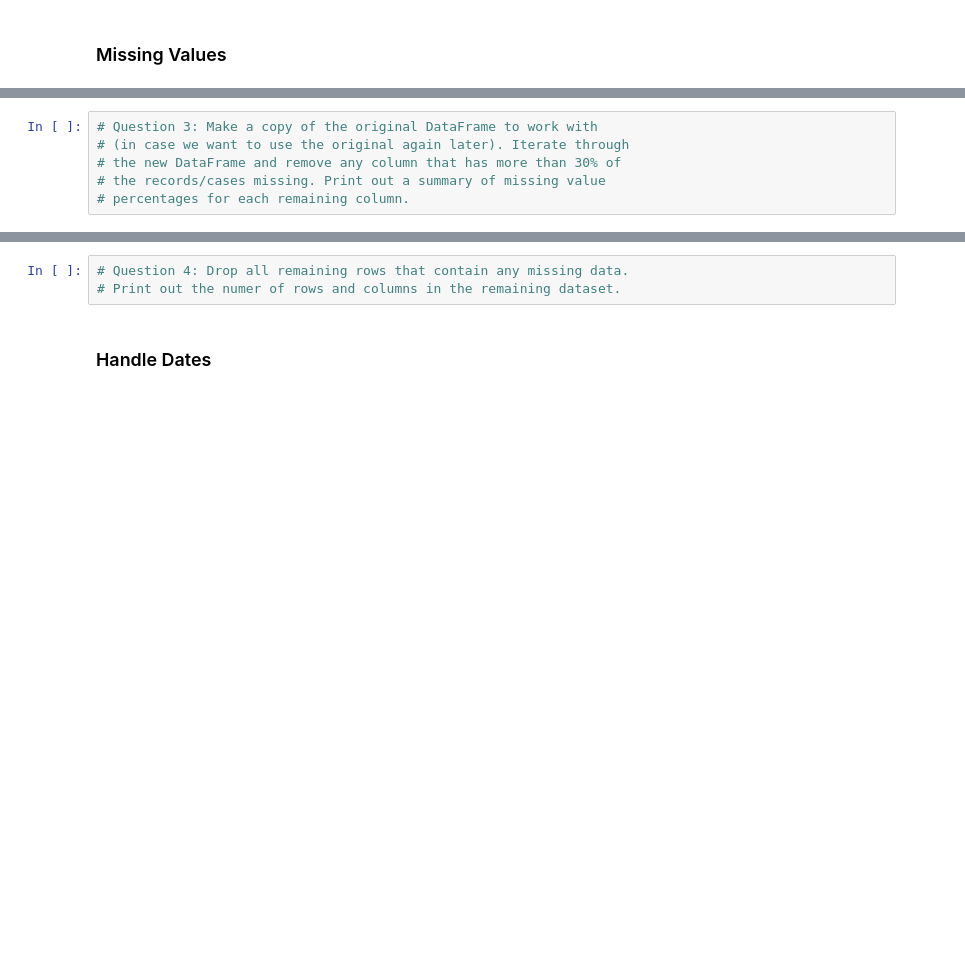
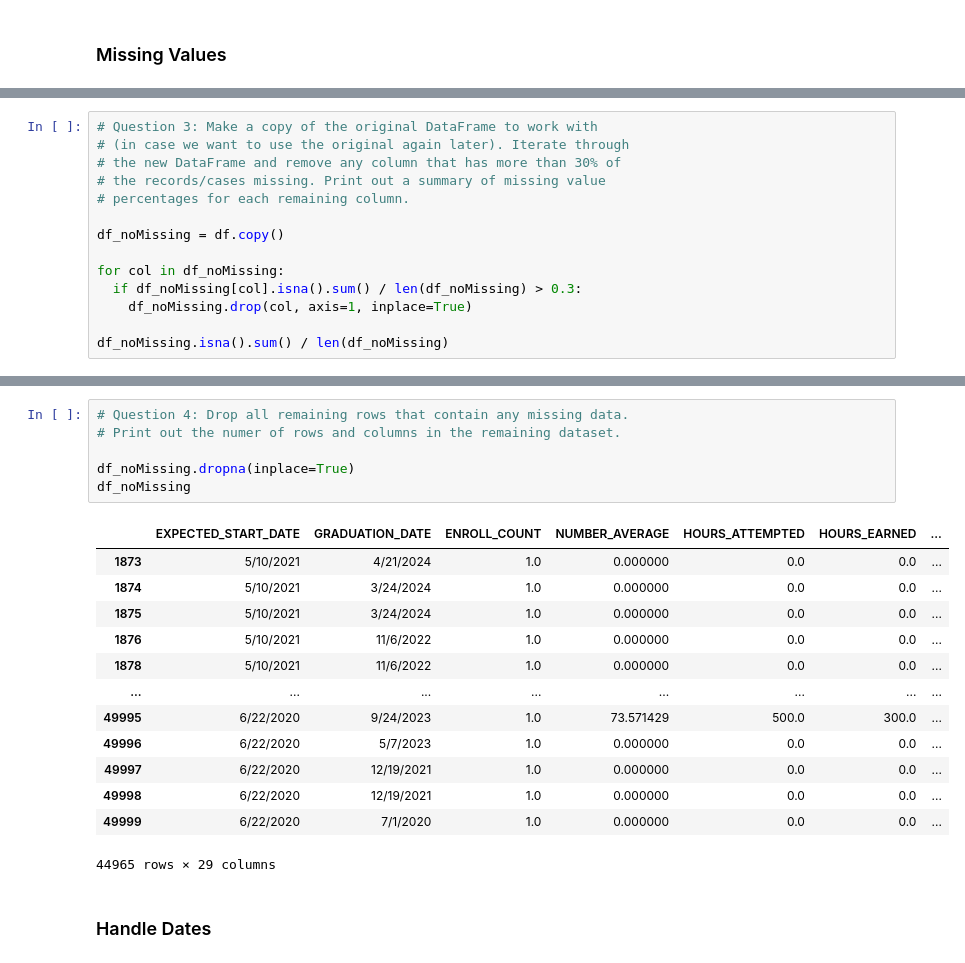
Before and after one commit to idayley/IS455, a Jupyter notebook: 1 Checkpoints/9 Categorical/Checkpoint_DT.ipynb, the cells around one changed output, grey strips where cells are left out. Cells and saved outputs as stored; diff of their text form; blank space fills up the shorter version.

```diff
--- a/1 Checkpoints/9 Categorical/Checkpoint_DT.ipynb
+++ b/1 Checkpoints/9 Categorical/Checkpoint_DT.ipynb
@@ -61,3 +99,11 @@ df
 # the new DataFrame and remove any column that has more than 30% of
 # the records/cases missing. Print out a summary of missing value
 # percentages for each remaining column.
+
+df_noMissing = df.copy()
+
+for col in df_noMissing:
+  if df_noMissing[col].isna().sum() / len(df_noMissing) > 0.3:
+    df_noMissing.drop(col, axis=1, inplace=True)
+
+df_noMissing.isna().sum() / len(df_noMissing)
@@ -64,6 +128,23 @@ df
 # %%
 # Question 4: Drop all remaining rows that contain any missing data.
 # Print out the numer of rows and columns in the remaining dataset.
+
+df_noMissing.dropna(inplace=True)
+df_noMissing
+# %% [output]
+|  | EXPECTED_START_DATE | GRADUATION_DATE | ENROLL_COUNT | NUMBER_AVERAGE | HOURS_ATTEMPTED | HOURS_EARNED | ... |
+| 1873 | 5/10/2021 | 4/21/2024 | 1.0 | 0.000000 | 0.0 | 0.0 | ... |
+| 1874 | 5/10/2021 | 3/24/2024 | 1.0 | 0.000000 | 0.0 | 0.0 | ... |
+| 1875 | 5/10/2021 | 3/24/2024 | 1.0 | 0.000000 | 0.0 | 0.0 | ... |
+| 1876 | 5/10/2021 | 11/6/2022 | 1.0 | 0.000000 | 0.0 | 0.0 | ... |
+| 1878 | 5/10/2021 | 11/6/2022 | 1.0 | 0.000000 | 0.0 | 0.0 | ... |
+| ... | ... | ... | ... | ... | ... | ... | ... |
+| 49995 | 6/22/2020 | 9/24/2023 | 1.0 | 73.571429 | 500.0 | 300.0 | ... |
+| 49996 | 6/22/2020 | 5/7/2023 | 1.0 | 0.000000 | 0.0 | 0.0 | ... |
+| 49997 | 6/22/2020 | 12/19/2021 | 1.0 | 0.000000 | 0.0 | 0.0 | ... |
+| 49998 | 6/22/2020 | 12/19/2021 | 1.0 | 0.000000 | 0.0 | 0.0 | ... |
+| 49999 | 6/22/2020 | 7/1/2020 | 1.0 | 0.000000 | 0.0 | 0.0 | ... |
+44965 rows × 29 columns
 # %% [markdown]
 ### Handle Dates
 # %%
```
Also changed, not shown: parts of 15 cells of this notebook, 2 other files.
